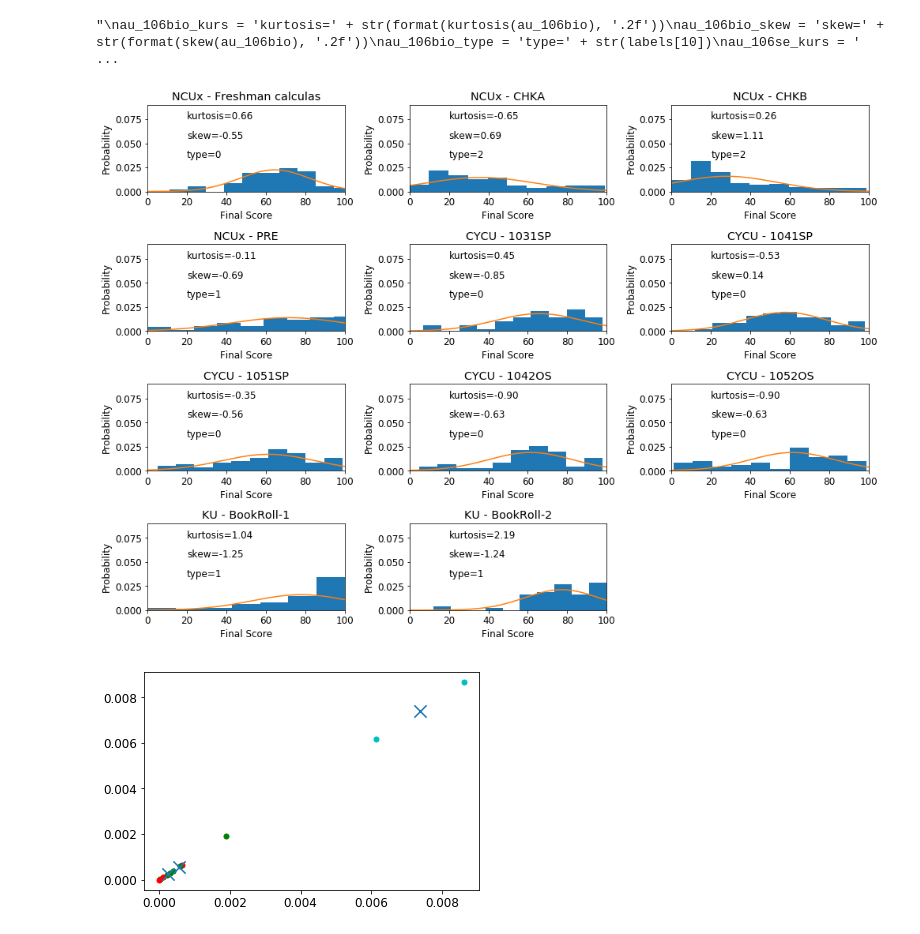
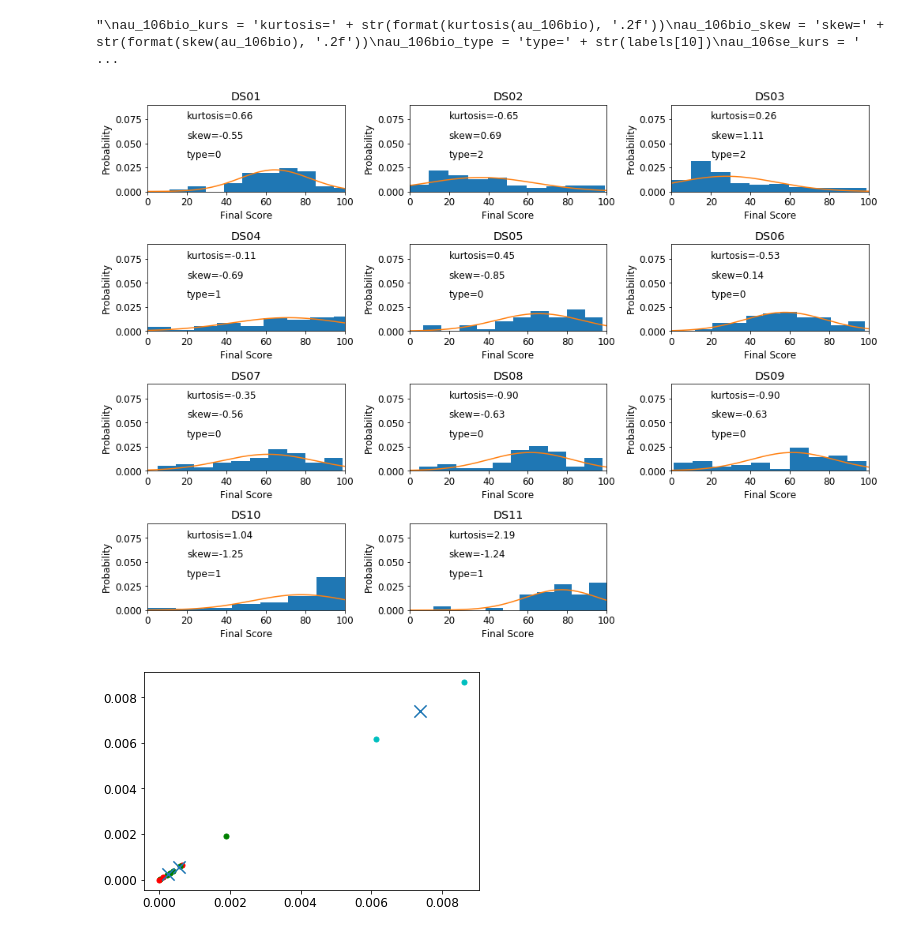
Before and after one commit to owen198/kslab, a Jupyter notebook: ds_comparision/datasets.ipynb, the cells around one changed output. Drawn from its saved outputs; the diff is of its cells as text; code cells hidden in the pictures.

Commit message:
add LAK 10 datasets and replace name of datastes

```diff
--- a/ds_comparision/datasets.ipynb
+++ b/ds_comparision/datasets.ipynb
@@ -37,0 +17,7 @@ conn.database_names()
+# %%
+MONGODB_HOST = pd.read_csv('./database/auth')['host'][0]
+username = urllib.parse.quote_plus(pd.read_csv('./database/auth')['username'][0])
+password = urllib.parse.quote_plus(pd.read_csv('./database/auth')['password'][0])
+conn = MongoClient('mongodb://%s:%s@%s' % (username, password, MONGODB_HOST))
+
+conn.database_names()
@@ -281,6 +310,6 @@ ku_br02 = score_df.astype(int)
 # %%
-db = conn['AU_106_2_BIO']
-collection = db['AU_106_2_BIO_feature_and_score.csv']
+db = conn['AU']
+collection = db['AU_106_2_BIO_final_score.csv']
 df = pd.DataFrame(list(collection.find()))
 df.head(3)
 # %% [output]
@@ -291,12 +320,12 @@ df.head(3)
 # %%
-score_df = df['score']
+score_df = df['final_score']
 score_df = score_df.dropna()
 score_df = score_df.astype(float)
 au_106bio = score_df.astype(int)
 # %% [markdown]
 ### AU SE 106
 # %%
-db = conn['AU_106_2_SE']
+db = conn['AU']
 collection = db['AU_106_2_SE_score.csv']
 df = pd.DataFrame(list(collection.find()))
 df
@@ -456,7 +485,7 @@ subplot_y = 3
 ax = plt.subplot(subplot_x, subplot_y, 1)
 plt.hist(ncux_fc, bins = bins, density=True)
 plt.plot(lnspc, pdf_g_ncux_fc, label="Norm") # plot it
-plt.title('NCUx - Freshman calculas')
+plt.title('DS01')
 plt.ylabel('Probability')
 plt.xlabel('Final Score')
 plt.xlim(0, 100)
@@ -469,7 +498,7 @@ ax.annotate(ncux_fc_type, xy=(20, 0.035))
 ax = plt.subplot(subplot_x, subplot_y, 2)
 plt.hist(ncux_chka, bins = bins, density=True)
 plt.plot(lnspc, pdf_g_ncux_chka, label="Norm") # plot it
-plt.title('NCUx - CHKA')
+plt.title('DS02')
 plt.ylabel('Probability')
 plt.xlabel('Final Score')
 plt.xlim(0, 100)
@@ -481,7 +510,7 @@ ax.annotate(ncux_chka_type, xy=(20, 0.035))
 ax = plt.subplot(subplot_x, subplot_y, 3)
 plt.hist(ncux_chkb, bins = bins, density=True)
 plt.plot(lnspc, pdf_g_ncux_chkb, label="Norm") # plot it
-plt.title('NCUx - CHKB')
+plt.title('DS03')
 plt.ylabel('Probability')
 plt.xlabel('Final Score')
 plt.xlim(0, 100)
@@ -493,7 +522,7 @@ ax.annotate(ncux_chka_type, xy=(20, 0.035))
 ax = plt.subplot(subplot_x, subplot_y, 4)
 plt.hist(ncux_pre, bins = bins, density=True)
 plt.plot(lnspc, pdf_g_ncux_pre, label="Norm") # plot it
-plt.title('NCUx - PRE')
+plt.title('DS04')
 plt.ylabel('Probability')
 plt.xlabel('Final Score')
 plt.xlim(0, 100)
@@ -508,7 +537,7 @@ ax.annotate(ncux_pre_type, xy=(20, 0.035))
 ax = plt.subplot(subplot_x, subplot_y, 5)
 plt.hist(cycu_1031sp, bins = bins, density=True)
 plt.plot(lnspc, pdf_g_cycu_1031sp, label="Norm") # plot it
-plt.title('CYCU - 1031SP')
+plt.title('DS05')
 plt.ylabel('Probability')
 plt.xlabel('Final Score')
 plt.xlim(0, 100)
@@ -520,7 +549,7 @@ ax.annotate(cycu_1031sp_type, xy=(20, 0.035))
 ax = plt.subplot(subplot_x, subplot_y, 6)
 plt.hist(cycu_1041sp, bins = bins, density=True)
 plt.plot(lnspc, pdf_g_cycu_1041sp, label="Norm") # plot it
-plt.title('CYCU - 1041SP')
+plt.title('DS06')
 plt.ylabel('Probability')
 plt.xlabel('Final Score')
 plt.xlim(0, 100)
@@ -532,7 +561,7 @@ ax.annotate(cycu_1041sp_type, xy=(20, 0.035))
 ax = plt.subplot(subplot_x, subplot_y, 7)
 plt.hist(cycu_1051sp, bins = bins, density=True)
 plt.plot(lnspc, pdf_g_cycu_1051sp, label="Norm") # plot it
-plt.title('CYCU - 1051SP')
+plt.title('DS07')
 plt.ylabel('Probability')
 plt.xlabel('Final Score')
 plt.xlim(0, 100)
@@ -544,7 +573,7 @@ ax.annotate(cycu_1051sp_type, xy=(20, 0.035))
 ax = plt.subplot(subplot_x, subplot_y, 8)
 plt.hist(cycu_1042os, bins = bins, density=True)
 plt.plot(lnspc, pdf_g_cycu_1042os, label="Norm") # plot it
-plt.title('CYCU - 1042OS')
+plt.title('DS08')
 plt.ylabel('Probability')
 plt.xlabel('Final Score')
 plt.xlim(0, 100)
@@ -556,7 +585,7 @@ ax.annotate(cycu_1042os_type, xy=(20, 0.035))
 ax = plt.subplot(subplot_x, subplot_y, 9)
 plt.hist(cycu_1052os, bins = bins, density=True)
 plt.plot(lnspc, pdf_g_cycu_1042os, label="Norm") # plot it
-plt.title('CYCU - 1052OS')
+plt.title('DS09')
 plt.ylabel('Probability')
 plt.xlabel('Final Score')
 plt.xlim(0, 100)
@@ -569,7 +598,7 @@ ax.annotate(cycu_1052os_type, xy=(20, 0.035))
 ax = plt.subplot(subplot_x, subplot_y, 10)
 plt.hist(ku_br01, bins = 7, density=True)
 plt.plot(lnspc, pdf_g_ku01, label="Norm") # plot it
-plt.title('KU - BookRoll-1')
+plt.title('DS10')
 plt.ylabel('Probability')
 plt.xlabel('Final Score')
 plt.xlim(0, 100)
@@ -581,7 +610,7 @@ ax.annotate(ku_br01_type, xy=(20, 0.035))
 ax = plt.subplot(subplot_x, subplot_y, 11)
 plt.hist(ku_br02, bins = bins, density=True)
 plt.plot(lnspc, pdf_g_ku02, label="Norm") # plot it
-plt.title('KU - BookRoll-2')
+plt.title('DS11')
 plt.ylabel('Probability')
 plt.xlabel('Final Score')
 plt.xlim(0, 100)
@@ -596,34 +625,34 @@ ax.annotate(ku_br02_type, xy=(20, 0.035))
 ax = plt.subplot(subplot_x, subplot_y, 12)
 plt.hist(au_106bio, bins = bins, density=True)
 plt.plot(lnspc, pdf_g_au106bio, label="Norm") # plot it
 plt.title('AU - BIO')
 plt.ylabel('Probability')
 plt.xlabel('Final Score')
 plt.xlim(0, 100)
 plt.ylim(0, ylimit)
 ax.annotate(au_106bio_kurs, xy=(20, 0.075))
 ax.annotate(au_106bio_skew, xy=(20, 0.055))
 ax.annotate(au_106bio_type, xy=(20, 0.035))
 
 ax = plt.subplot(subplot_x, subplot_y, 13)
 plt.hist(au_106se, bins = bins, density=True)
 plt.plot(lnspc, pdf_g_au106se, label="Norm") # plot it
 plt.title('AU - SE')
 plt.ylabel('Probability')
 plt.xlabel('Final Score')
 plt.xlim(0, 100)
 plt.ylim(0, ylimit)
 ax.annotate(au_106se_kurs, xy=(20, 0.075))
 ax.annotate(au_106se_skew, xy=(20, 0.055))
 ax.annotate(au_106se_type, xy=(20, 0.035))
 '''
 
 plt.tight_layout()
 plt.savefig('./images/score_distribution.png', dpi=300)
 
 #plt.show()
 # %% [output]
-[figure, old version]
+[figure, new version]
 # %%
 colors = ["g.","r.", "c."]
 #colors = ["g.","r."]
```
Also changed, not shown: parts of 17 cells of this notebook, 15 other files.
